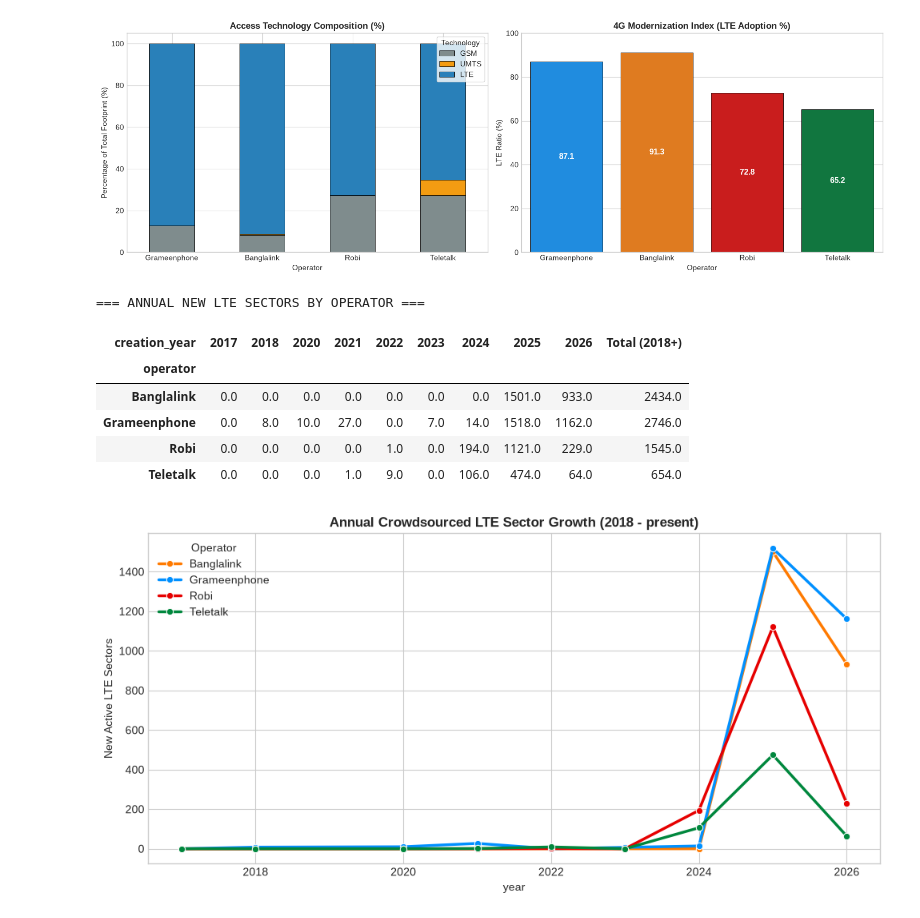
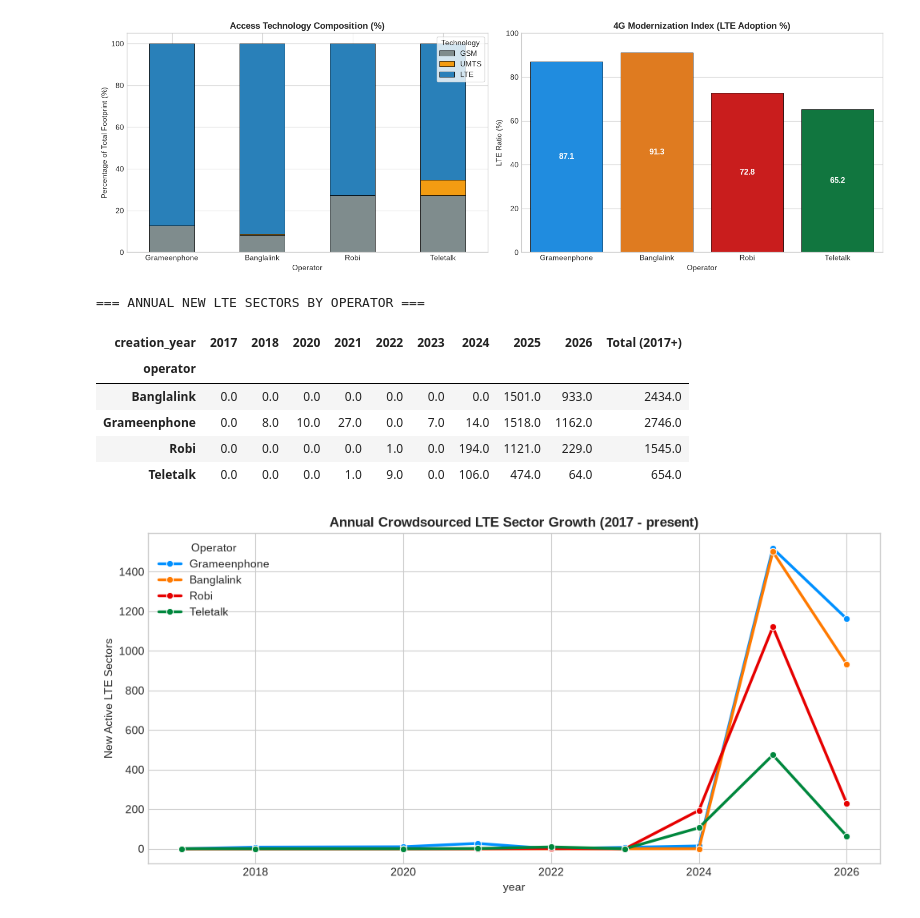
Before and after one commit to rh61632/network-project-personal, a Jupyter notebook: notebooks/02_modernization_and_tech_mix.ipynb, the cells around one changed output. Cells and saved outputs as stored; diff of their text form; code cells hidden in the pictures.

```diff
--- a/notebooks/02_modernization_and_tech_mix.ipynb
+++ b/notebooks/02_modernization_and_tech_mix.ipynb
@@ -116,32 +116,33 @@ lte_table = lte_growth.pivot_table(
 lte_table["Total (2017+)"] = lte_table.sum(axis=1)
 print("=== ANNUAL NEW LTE SECTORS BY OPERATOR ===")
 display(lte_table)
 
 plt.figure(figsize= (10, 5))
 
 
 sns.lineplot(
     data = lte_growth,
     x = "creation_year",
     y = "new_sectors",
+    hue_order= tech_matrix.index,
     hue = "operator",
     palette = OPERATOR_COLORS,
     marker = "o",
     linewidth = 2.5
 )
 
 plt.title("Annual Crowdsourced LTE Sector Growth (2017 - present)", fontsize = 12, weight = "bold")
 plt.xlabel("year")
 plt.ylabel("New Active LTE Sectors")
 plt.legend(title = "Operator")
 plt.tight_layout()
 plt.show()
 # %% [output]
 === ANNUAL NEW LTE SECTORS BY OPERATOR ===
-| creation_year | 2017 | 2018 | 2020 | 2021 | 2022 | 2023 | 2024 | 2025 | 2026 | Total (2018+) |
+| creation_year | 2017 | 2018 | 2020 | 2021 | 2022 | 2023 | 2024 | 2025 | 2026 | Total (2017+) |
 | operator |  |  |  |  |  |  |  |  |  |  |
 | Banglalink | 0.0 | 0.0 | 0.0 | 0.0 | 0.0 | 0.0 | 0.0 | 1501.0 | 933.0 | 2434.0 |
 | Grameenphone | 0.0 | 8.0 | 10.0 | 27.0 | 0.0 | 7.0 | 14.0 | 1518.0 | 1162.0 | 2746.0 |
 | Robi | 0.0 | 0.0 | 0.0 | 0.0 | 1.0 | 0.0 | 194.0 | 1121.0 | 229.0 | 1545.0 |
 | Teletalk | 0.0 | 0.0 | 0.0 | 1.0 | 9.0 | 0.0 | 106.0 | 474.0 | 64.0 | 654.0 |
-[figure, old version]
+[figure, new version]
```
